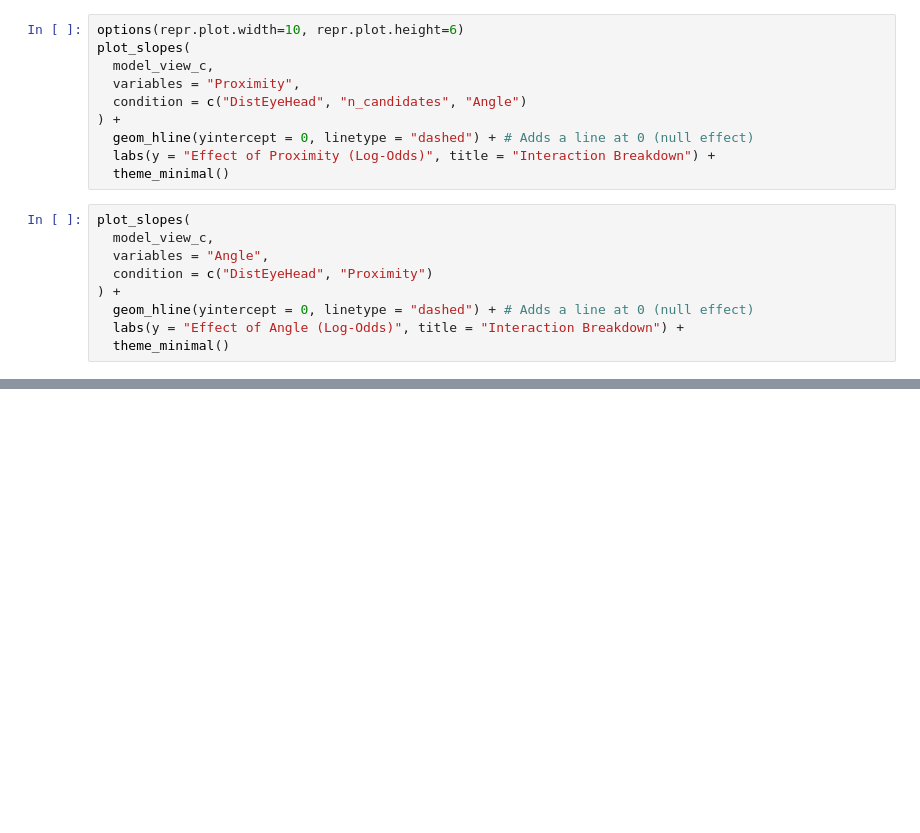
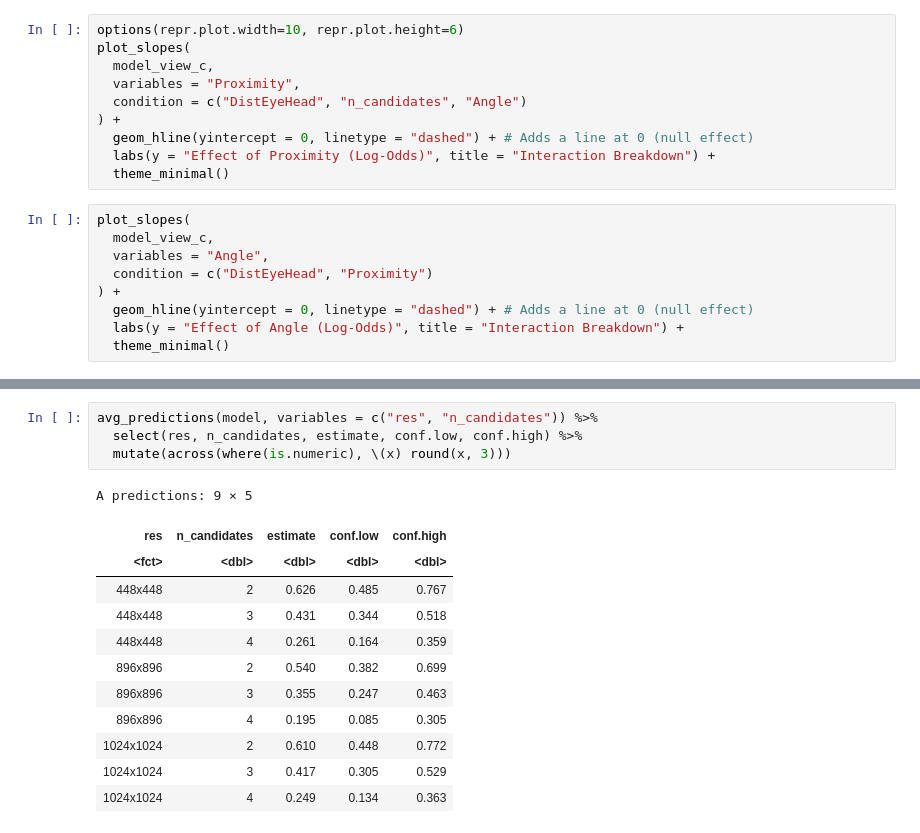
Before and after one commit to grow-ai-like-a-child/referential-gaze, a Jupyter notebook: gpt5.ipynb, the cells around one changed output, grey strips where cells are left out. Cells and saved outputs as stored; diff of their text form; blank space fills up the shorter version.

```diff
--- a/gpt5.ipynb
+++ b/gpt5.ipynb
@@ -917,0 +1041,17 @@ plot_slopes(
+# %%
+avg_predictions(model, variables = c("res", "n_candidates")) %>%
+  select(res, n_candidates, estimate, conf.low, conf.high) %>%
+  mutate(across(where(is.numeric), \(x) round(x, 3)))
+# %% [output]
+A predictions: 9 × 5
+| res | n_candidates | estimate | conf.low | conf.high |
+| <fct> | <dbl> | <dbl> | <dbl> | <dbl> |
+| 448x448 | 2 | 0.626 | 0.485 | 0.767 |
+| 448x448 | 3 | 0.431 | 0.344 | 0.518 |
+| 448x448 | 4 | 0.261 | 0.164 | 0.359 |
+| 896x896 | 2 | 0.540 | 0.382 | 0.699 |
+| 896x896 | 3 | 0.355 | 0.247 | 0.463 |
+| 896x896 | 4 | 0.195 | 0.085 | 0.305 |
+| 1024x1024 | 2 | 0.610 | 0.448 | 0.772 |
+| 1024x1024 | 3 | 0.417 | 0.305 | 0.529 |
+| 1024x1024 | 4 | 0.249 | 0.134 | 0.363 |
```
Also changed, not shown: parts of 17 cells of this notebook, 2 other files.
